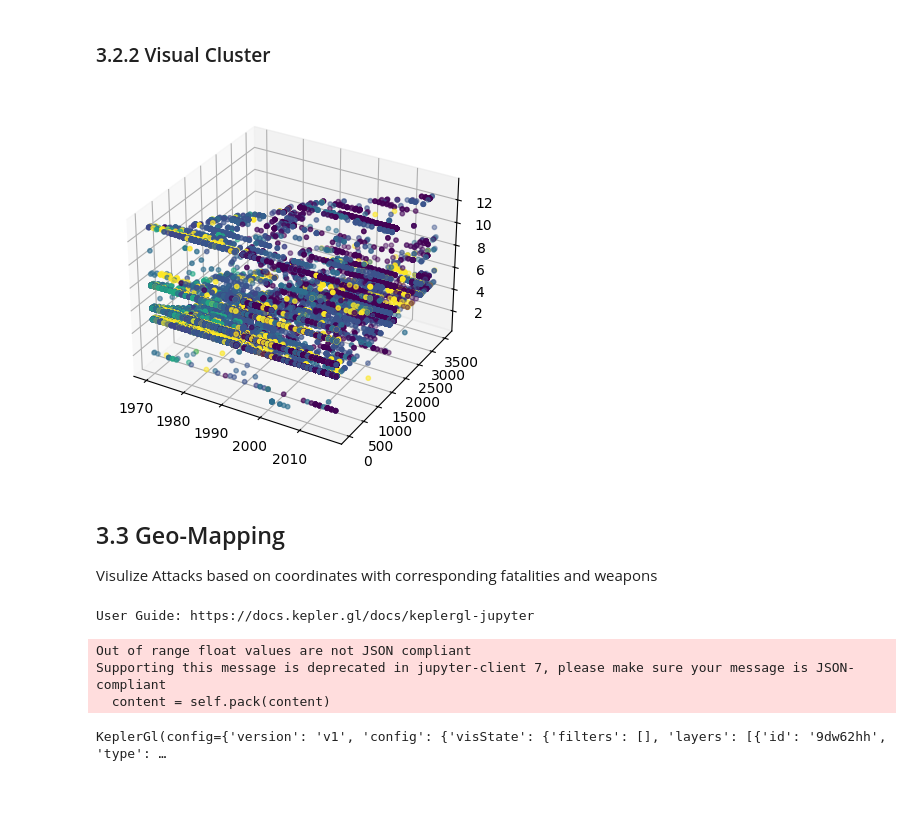
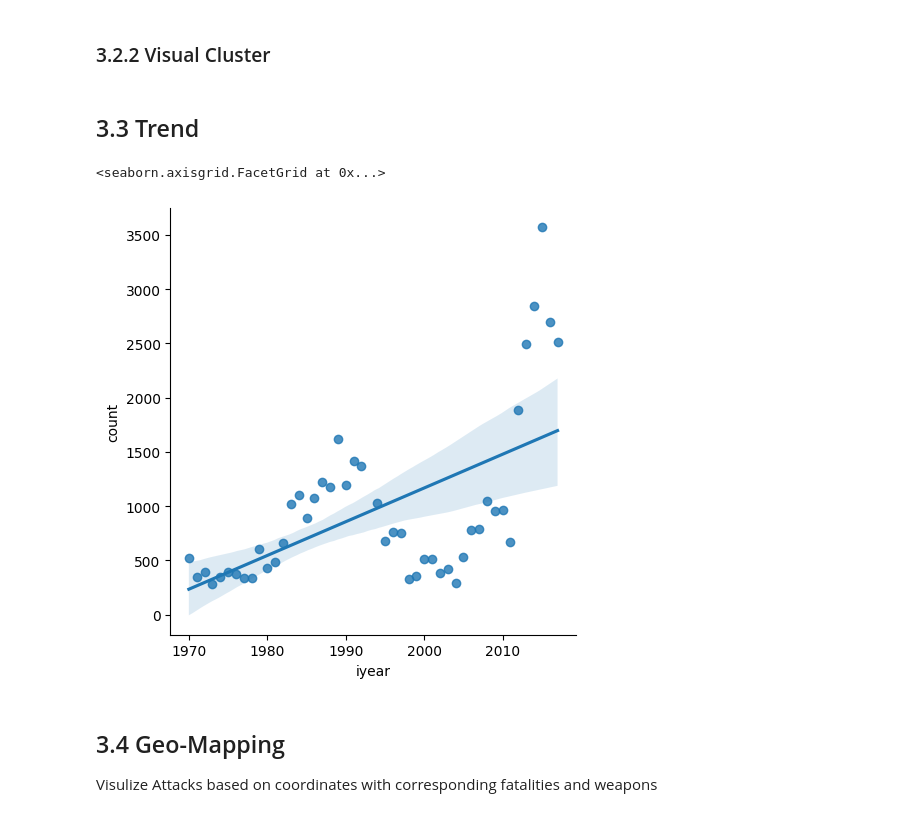
Before and after one commit to DataScience-DHBWKA/Data4Peace, a Jupyter notebook: Data4Peace.ipynb, the cells around one changed output. Cells and saved outputs as stored; diff of their text form; code cells hidden in the pictures.

```diff
--- a/Data4Peace.ipynb
+++ b/Data4Peace.ipynb
@@ -179,14 +208,2 @@ sns.heatmap(df_correlation.corr(), cmap='coolwarm', annot=True)
 # %% [markdown]
 ### 3.2.2 Visual Cluster
-# %%
-import numpy as np
-
-df_cluster = df
-
-fig = plt.figure()
-ax = fig.add_subplot(111, projection='3d')
-ax.scatter(df_cluster["iyear"], df_cluster["gname"], df_cluster["weaptype1"], marker=".", c=df_cluster["country"], s=40)
-
-plt.show()
-# %% [output]
-[figure, removed]
@@ -193,26 +240,12 @@ plt.show()
+# %% [markdown]
+## 3.3 Trend
+# %%
+df_year_counts = df.groupby("iyear").size().reset_index(name="count")
+
+sns.lmplot(x="iyear", y="count", data=df_year_counts)
+# %% [output]
+<seaborn.axisgrid.FacetGrid at 0x...>
+[figure, added]
 # %% [markdown]
-## 3.3 Geo-Mapping
+## 3.4 Geo-Mapping
 Visulize Attacks based on coordinates with corresponding fatalities and weapons
-# %%
-import json
-from keplergl import KeplerGl
-
-df_nkills_weaptype1 = df
-df_nkills_weaptype1.dropna(subset=["longitude", "latitude"], inplace=True)
-df_nkills_weaptype1["height"] = (df_nkills_weaptype1["nkill"].fillna(0) + 1) * 100 #scale can be adjusted
-df_nkills_weaptype1["weaptype1_txt"] = df_nkills_weaptype1["weaptype1_txt"].fillna("Unknown")
-
-map_nkills_weaptype1 = KeplerGl()
-map_nkills_weaptype1.add_data(data=df_nkills_weaptype1, name='df_nkills_weaptype1')
-
-with open("map_nkills_weaptype1_config.json", "r") as f:
-    map_nkills_weaptype1.config = json.load(f)
-
-map_nkills_weaptype1
-#print(json.dumps(map_nkills_weaptype1.config, indent=4))
-# %% [output]
-User Guide: https://docs.kepler.gl/docs/keplergl-jupyter
-Out of range float values are not JSON compliant
-Supporting this message is deprecated in jupyter-client 7, please make sure your message is JSON-compliant
-  content = self.pack(content)
-KeplerGl(config={'version': 'v1', 'config': {'visState': {'filters': [], 'layers': [{'id': '9dw62hh', 'type': …
```
Also changed, not shown: parts of 20 cells of this notebook.
